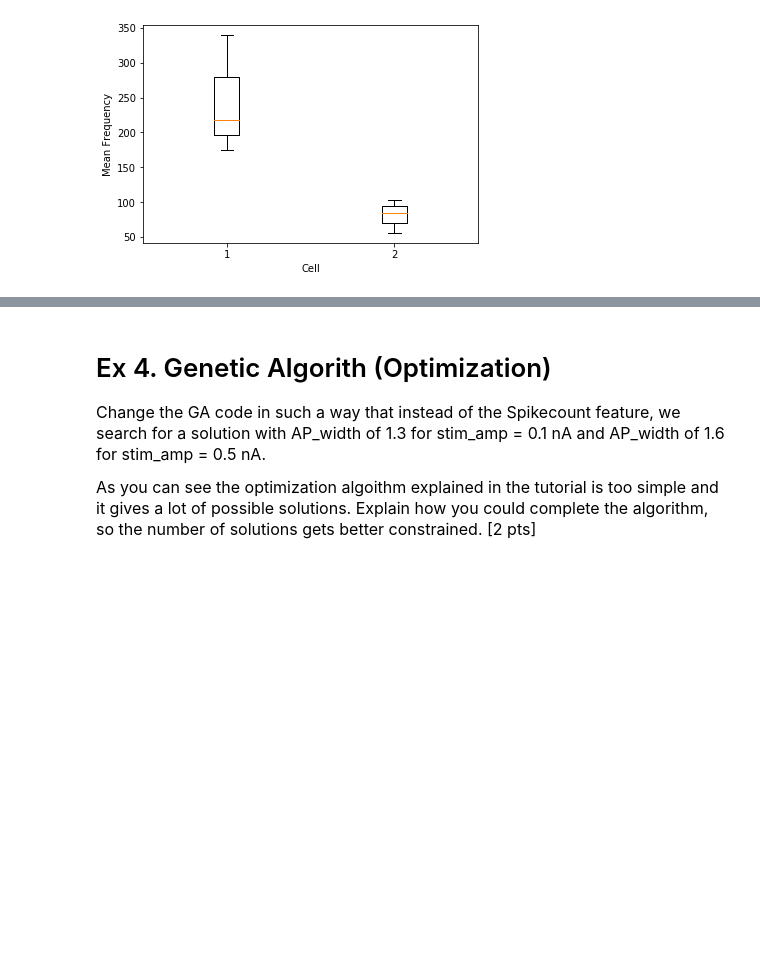
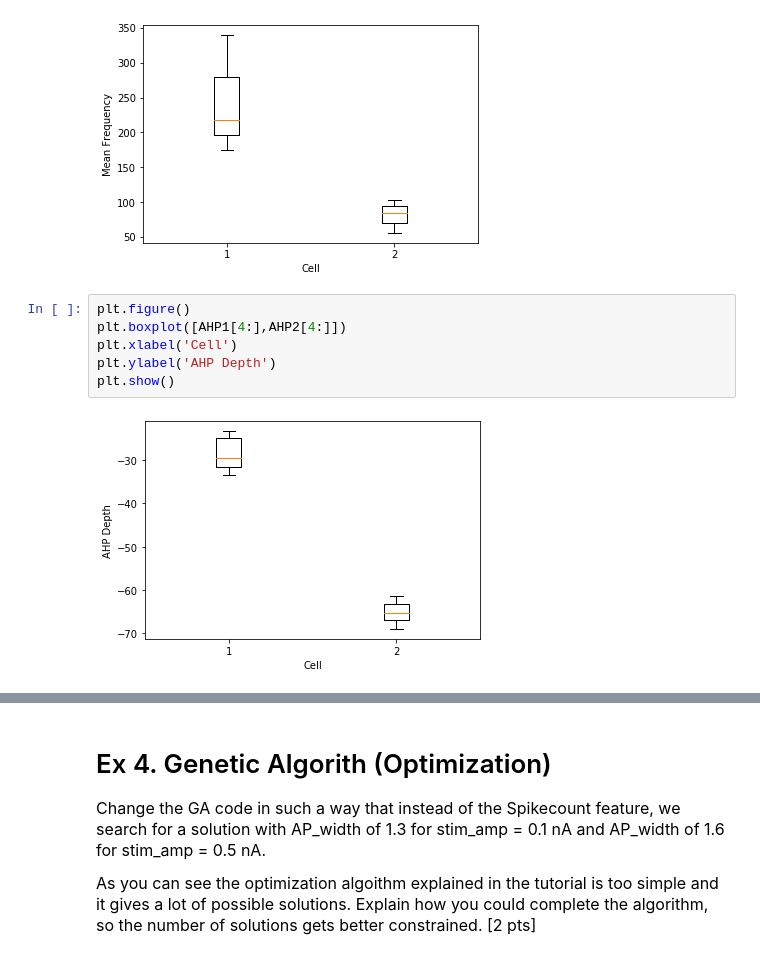
Before and after one commit to jjt20/InSilicoClass, a Jupyter notebook: my_notebooks/Week5/Week5_HomeWork.ipynb, the cells around one changed output, grey strips where cells are left out. Drawn from its saved outputs; the diff is of its cells as text; blank space fills up the shorter version.

```diff
--- a/my_notebooks/Week5/Week5_HomeWork.ipynb
+++ b/my_notebooks/Week5/Week5_HomeWork.ipynb
@@ -609,5 +609,13 @@ plt.ylabel('Mean Frequency')
 plt.show()
 # %% [output]
 [figure]
+# %%
+plt.figure()
+plt.boxplot([AHP1[4:],AHP2[4:]])
+plt.xlabel('Cell')
+plt.ylabel('AHP Depth')
+plt.show()
+# %% [output]
+[figure, added]
 # %%
 plt.figure()
```
Also changed, not shown: parts of 5 cells of this notebook, 21 other files.
